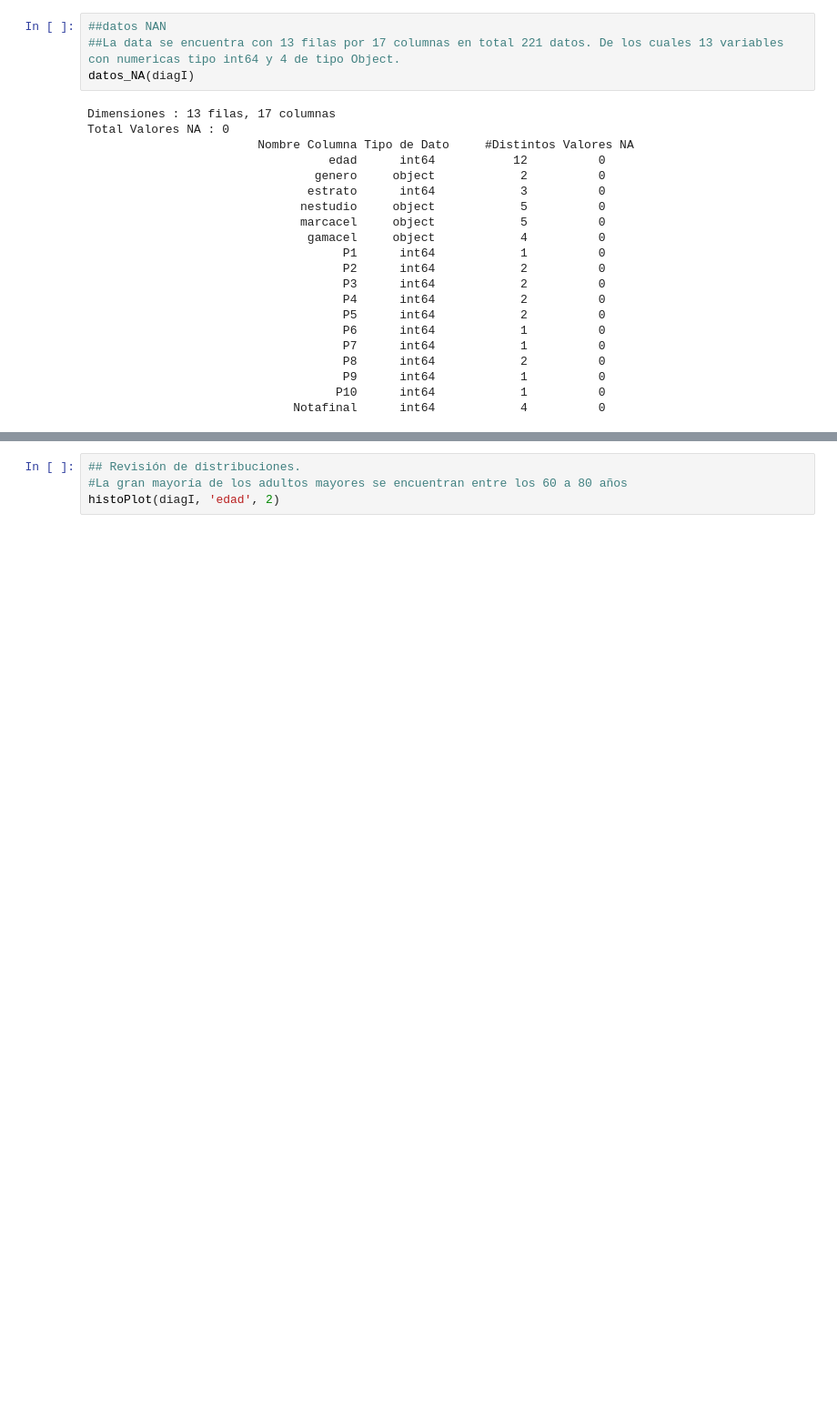
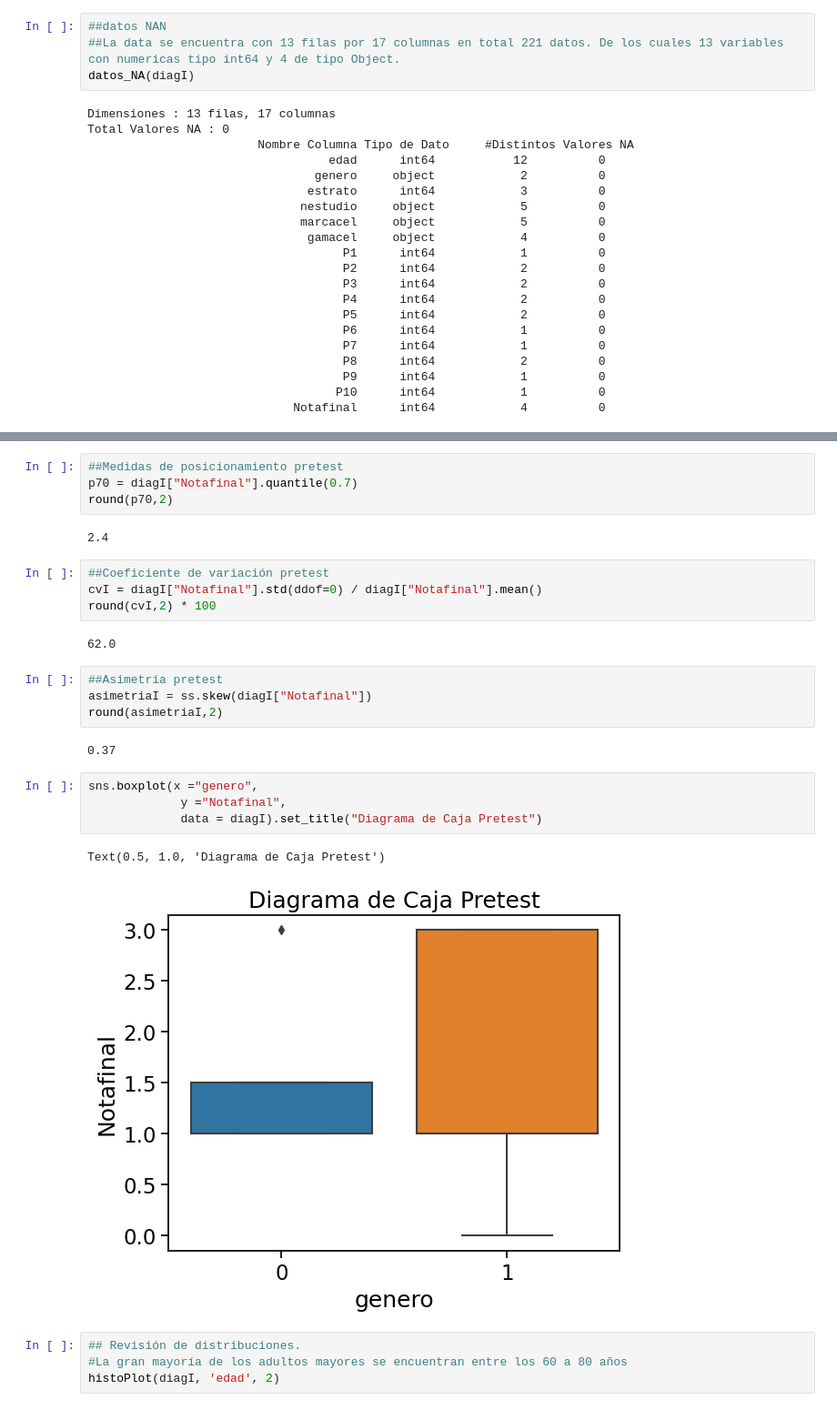
Before and after one commit to jaquimbayoc7/AnalisisProyeccionSocial, a Jupyter notebook: Analisis.ipynb, the cells around one changed output, grey strips where cells are left out. Shown at 91% size. Saved outputs shown, nothing was run; the diff lists cells and outputs as text; blank space fills up the shorter version.

```diff
--- a/Analisis.ipynb
+++ b/Analisis.ipynb
@@ -310,3 +330,28 @@ Total Valores NA : 0
+# %%
+##Medidas de posicionamiento pretest
+p70 = diagI["Notafinal"].quantile(0.7)
+round(p70,2)
+# %% [output]
+2.4
+# %%
+##Coeficiente de variación pretest
+cvI = diagI["Notafinal"].std(ddof=0) / diagI["Notafinal"].mean()
+round(cvI,2) * 100
+# %% [output]
+62.0
+# %%
+##Asimetría pretest
+asimetriaI = ss.skew(diagI["Notafinal"])
+round(asimetriaI,2)
+# %% [output]
+0.37
+# %%
+sns.boxplot(x ="genero",
+             y ="Notafinal",
+             data = diagI).set_title("Diagrama de Caja Pretest")
+# %% [output]
+Text(0.5, 1.0, 'Diagrama de Caja Pretest')
+[figure, added]
 # %%
 ## Revisión de distribuciones.
 #La gran mayoría de los adultos mayores se encuentran entre los 60 a 80 años
```
Also changed, not shown: parts of 14 cells of this notebook.
